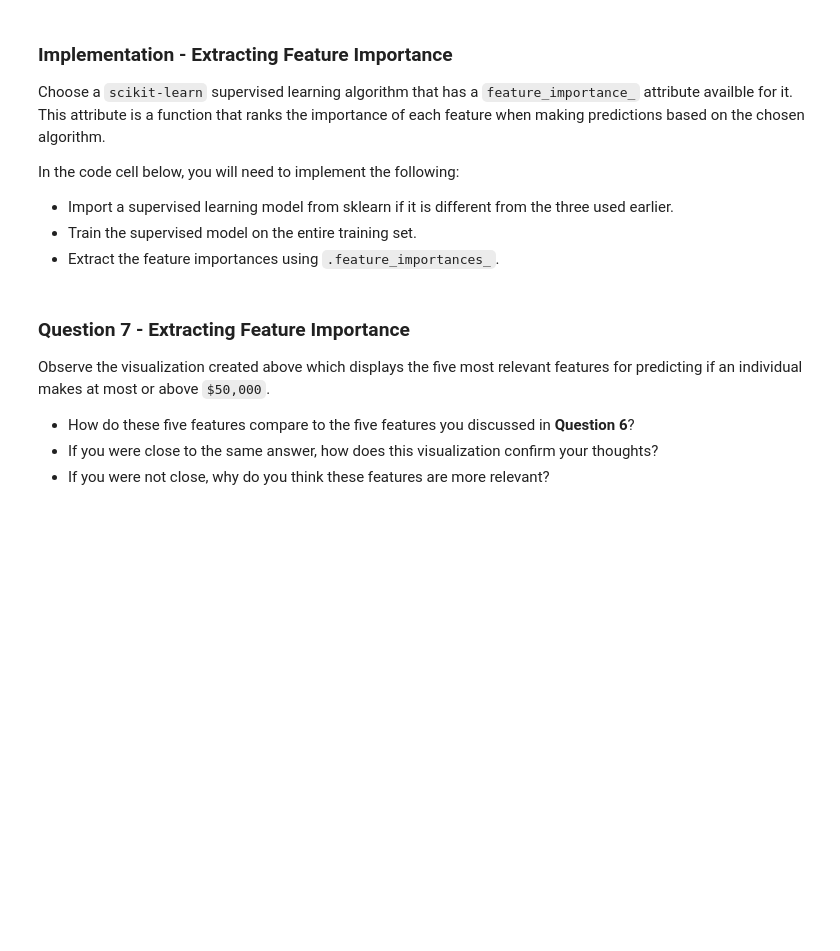
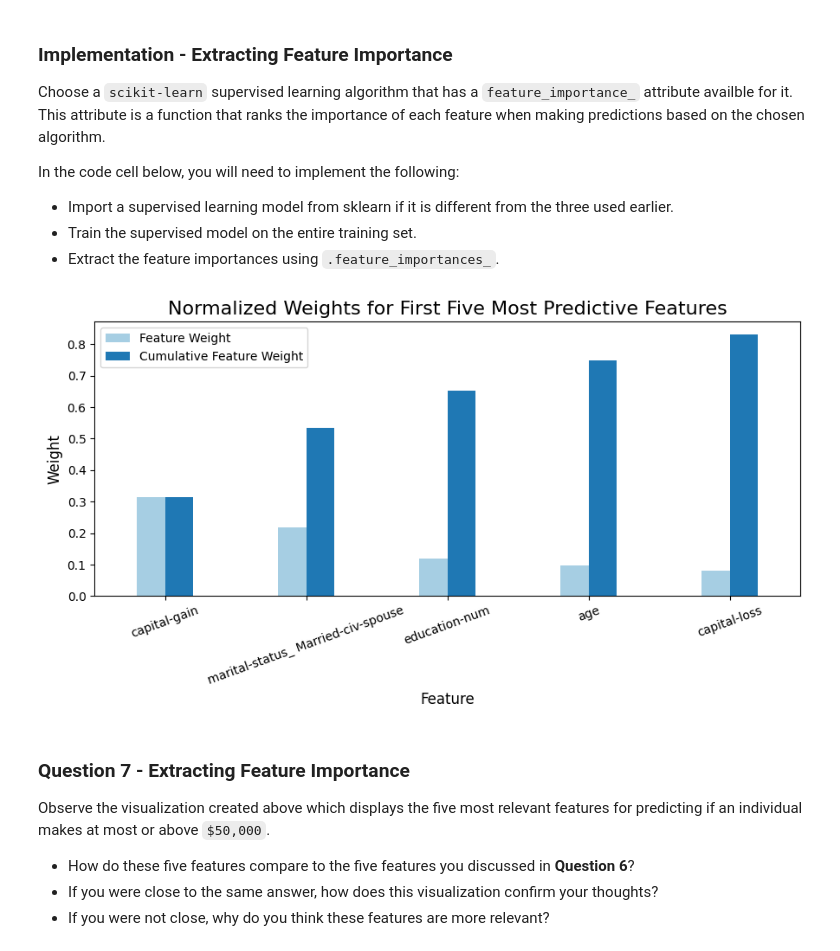
Before and after one commit to codekalimi/Finding-Donors-for-CharityML, a Jupyter notebook: starter/finding_donors.ipynb, the cells around one changed output. Drawn from its saved outputs; the diff is of its cells as text; code cells hidden in the pictures; blank space fills up the shorter version.

```diff
--- a/starter/finding_donors.ipynb
+++ b/starter/finding_donors.ipynb
@@ -630,16 +699,19 @@ In the code cell below, you will need to implement the following:
  - Extract the feature importances using `.feature_importances_`.
 # %%
 # TODO: Import a supervised learning model that has 'feature_importances_'
-
+from sklearn.ensemble import AdaBoostClassifier
 
 # TODO: Train the supervised model on the training set using .fit(X_train, y_train)
-model = None
+model = AdaBoostClassifier(random_state=42)  # Using AdaBoost since it has 'feature_importances_'
+model.fit(X_train, y_train)
 
 # TODO: Extract the feature importances using .feature_importances_
-importances = None
+importances = model.feature_importances_
 
-# Plot
+# Plot the feature importances
 vs.feature_plot(importances, X_train, y_train)
+# %% [output]
+[figure, added]
 # %% [markdown]
 ### Question 7 - Extracting Feature Importance
 
```
Also changed, not shown: parts of 13 cells of this notebook, 1 other file.
